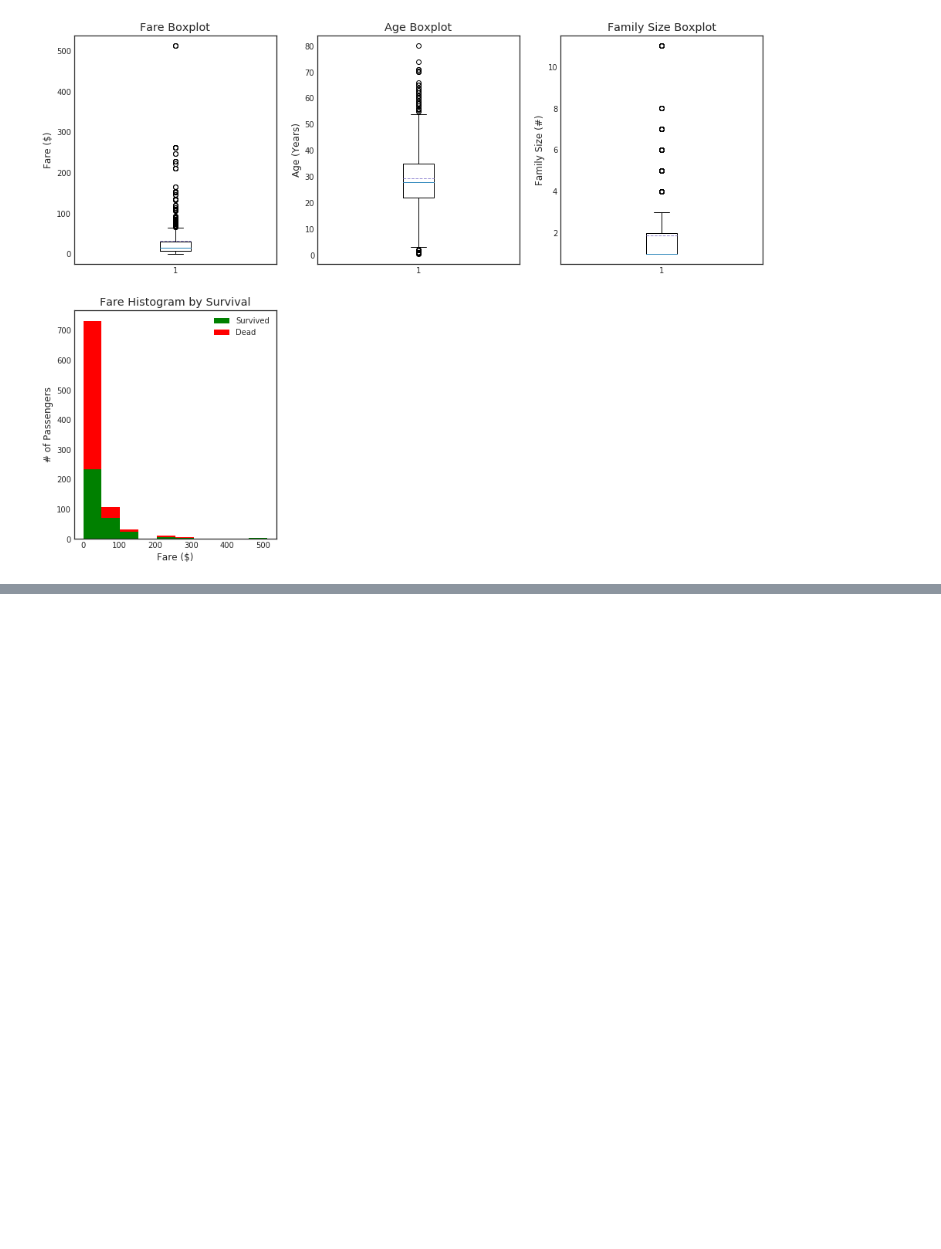
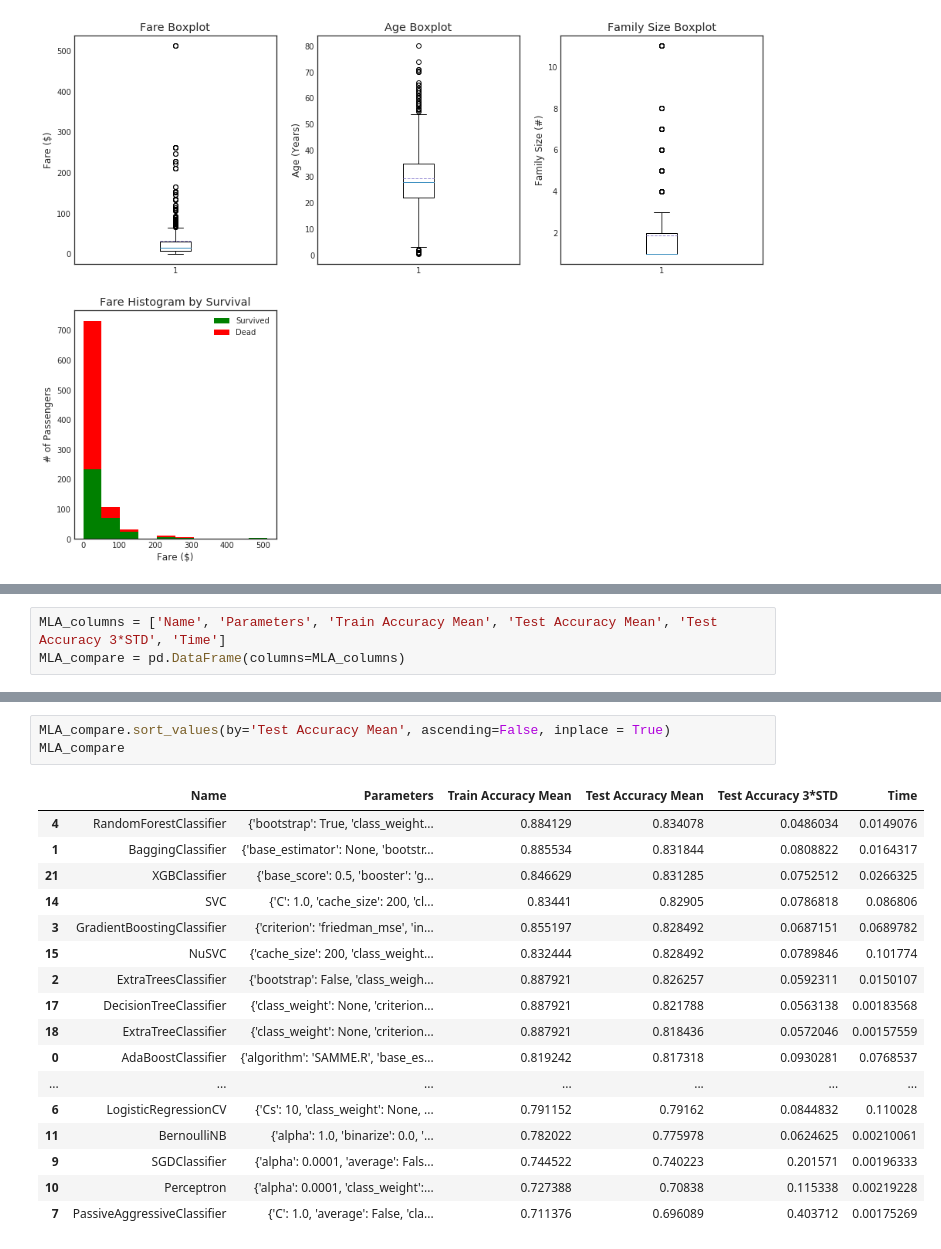
Before and after one commit to anshulrai/Kaggle-Challenges, a Jupyter notebook: Titanic/Titanic.ipynb, the cells around one changed output, grey strips where cells are left out. Cells and saved outputs as stored; diff of their text form; blank space fills up the shorter version.

```diff
--- a/Titanic/Titanic.ipynb
+++ b/Titanic/Titanic.ipynb
@@ -397,0 +475,3 @@ plt.legend()
+# %%
+MLA_columns = ['Name', 'Parameters', 'Train Accuracy Mean', 'Test Accuracy Mean', 'Test Accuracy 3*STD', 'Time']
+MLA_compare = pd.DataFrame(columns=MLA_columns)
@@ -397,0 +507,21 @@ plt.legend()
+# %%
+MLA_compare.sort_values(by='Test Accuracy Mean', ascending=False, inplace = True)
+MLA_compare
+# %% [output]
+|  | Name | Parameters | Train Accuracy Mean | Test Accuracy Mean | Test Accuracy 3*STD | Time |
+| 4 | RandomForestClassifier | {'bootstrap': True, 'class_weight... | 0.884129 | 0.834078 | 0.0486034 | 0.0149076 |
+| 1 | BaggingClassifier | {'base_estimator': None, 'bootstr... | 0.885534 | 0.831844 | 0.0808822 | 0.0164317 |
+| 21 | XGBClassifier | {'base_score': 0.5, 'booster': 'g... | 0.846629 | 0.831285 | 0.0752512 | 0.0266325 |
+| 14 | SVC | {'C': 1.0, 'cache_size': 200, 'cl... | 0.83441 | 0.82905 | 0.0786818 | 0.086806 |
+| 3 | GradientBoostingClassifier | {'criterion': 'friedman_mse', 'in... | 0.855197 | 0.828492 | 0.0687151 | 0.0689782 |
+| 15 | NuSVC | {'cache_size': 200, 'class_weight... | 0.832444 | 0.828492 | 0.0789846 | 0.101774 |
+| 2 | ExtraTreesClassifier | {'bootstrap': False, 'class_weigh... | 0.887921 | 0.826257 | 0.0592311 | 0.0150107 |
+| 17 | DecisionTreeClassifier | {'class_weight': None, 'criterion... | 0.887921 | 0.821788 | 0.0563138 | 0.00183568 |
+| 18 | ExtraTreeClassifier | {'class_weight': None, 'criterion... | 0.887921 | 0.818436 | 0.0572046 | 0.00157559 |
+| 0 | AdaBoostClassifier | {'algorithm': 'SAMME.R', 'base_es... | 0.819242 | 0.817318 | 0.0930281 | 0.0768537 |
+| ... | ... | ... | ... | ... | ... | ... |
+| 6 | LogisticRegressionCV | {'Cs': 10, 'class_weight': None, ... | 0.791152 | 0.79162 | 0.0844832 | 0.110028 |
+| 11 | BernoulliNB | {'alpha': 1.0, 'binarize': 0.0, '... | 0.782022 | 0.775978 | 0.0624625 | 0.00210061 |
+| 9 | SGDClassifier | {'alpha': 0.0001, 'average': Fals... | 0.744522 | 0.740223 | 0.201571 | 0.00196333 |
+| 10 | Perceptron | {'alpha': 0.0001, 'class_weight':... | 0.727388 | 0.70838 | 0.115338 | 0.00219228 |
+| 7 | PassiveAggressiveClassifier | {'C': 1.0, 'average': False, 'cla... | 0.711376 | 0.696089 | 0.403712 | 0.00175269 |
```
Also changed, not shown: parts of 26 cells of this notebook.
